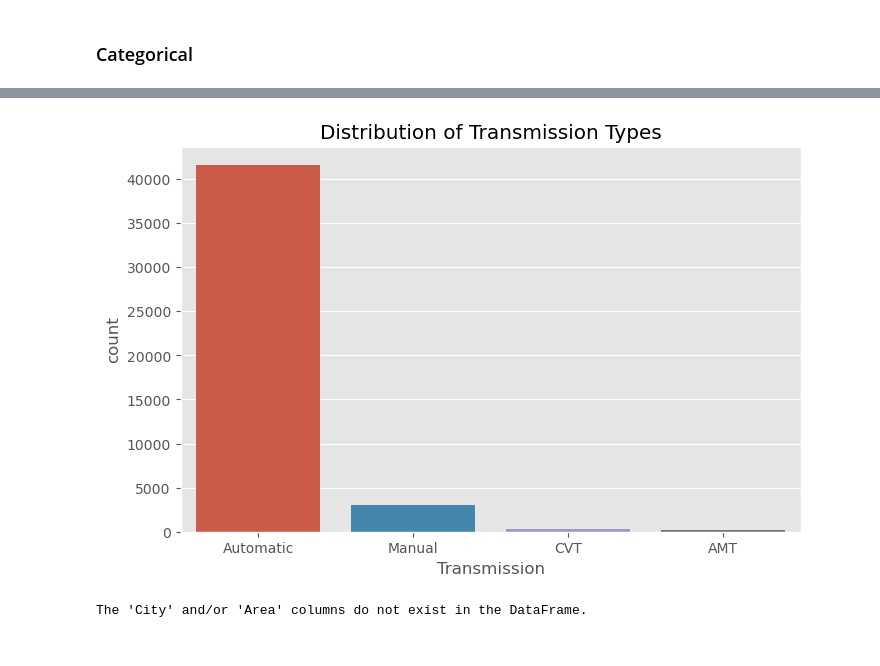
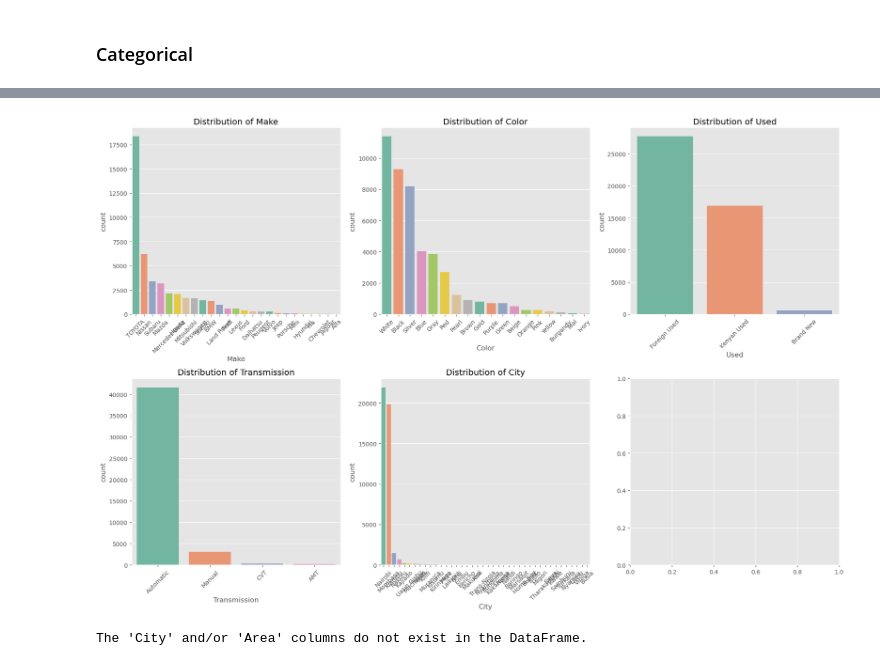
Before and after one commit to Cynthiachelangat/groupcarproject, a Jupyter notebook: model.ipynb, the cells around one changed output, grey strips where cells are left out. Saved outputs shown, nothing was run; the diff lists cells and outputs as text; code cells hidden in the pictures.

Commit message:
graph colors

```diff
--- a/model.ipynb
+++ b/model.ipynb
@@ -229,11 +194,24 @@ plt.show()
-# %%
-# Univariate analysis for 'Transmission'
-plt.figure(figsize=(8, 5))
-sns.countplot(x='Transmission', data=cars)
-plt.title('Distribution of Transmission Types')
-plt.show()
-# %% [output]
-[figure, removed]
+# %%
+# Create subplots for each variable
+fig, axes = plt.subplots(nrows=2, ncols=3, figsize=(18, 12))
+
+# Flatten the axes for easier iteration
+axes = axes.flatten()
+
+# List of categorical variables
+categorical_variables = ['Make','Color', 'Used', 'Transmission','City']
+
+# Plot distribution for each variable
+for i, variable in enumerate(categorical_variables):
+    sns.countplot(x=variable, data=cars, ax=axes[i], order=cars[variable].value_counts().index, palette='Set2')  # Set2 is an example palette
+    axes[i].set_title(f'Distribution of {variable}')
+    axes[i].tick_params(axis='x', labelrotation=45)  # Rotate x-axis labels for better visibility
+
+# Adjust layout
+plt.tight_layout()
+plt.show()
+# %% [output]
+[figure, added]
 # %%
 # Check if 'City' and 'Area' columns exist in the DataFrame
 if 'City' in cars.columns and 'Area' in cars.columns:
```
Also changed, not shown: parts of 3 cells of this notebook.
